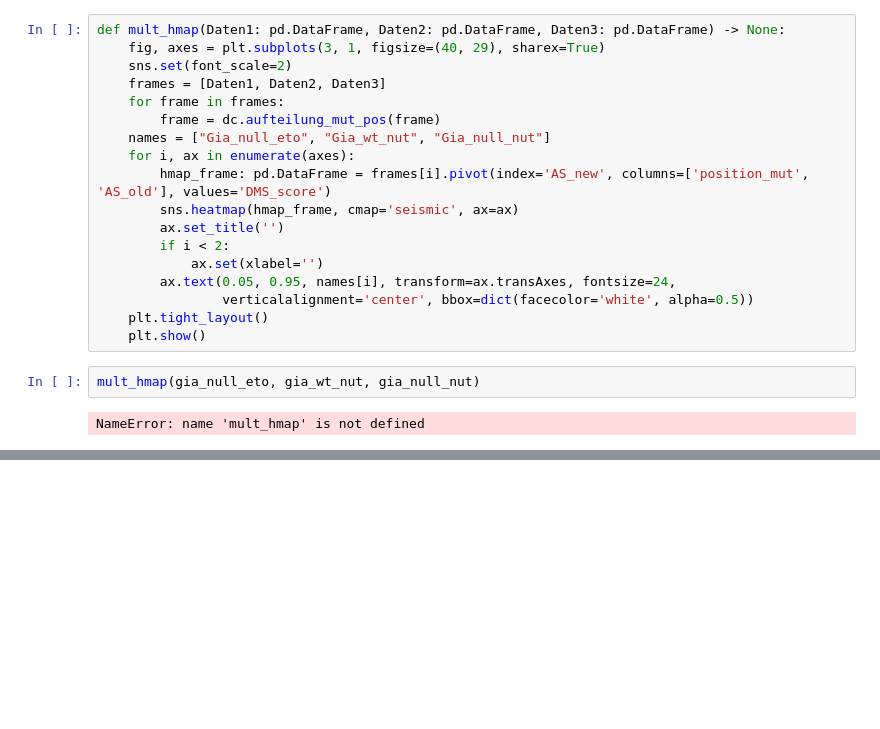
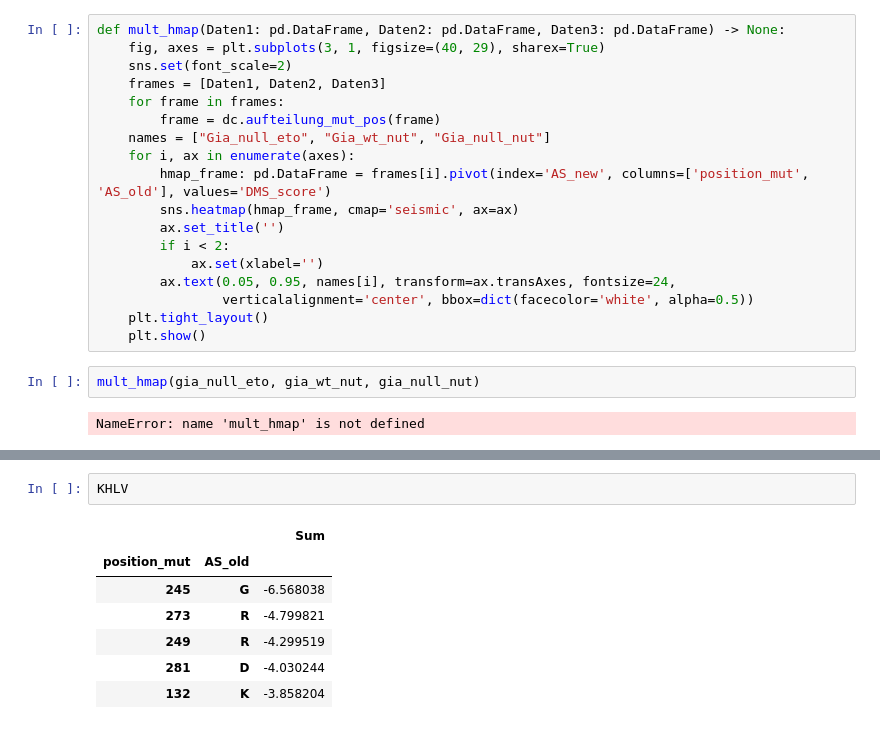
Before and after one commit to datascience-mobi-2023/topic02_team02, a Jupyter notebook: Visualization/FinalTests_copy.ipynb, the cells around one changed output, grey strips where cells are left out. Drawn from its saved outputs; the diff is of its cells as text; blank space fills up the shorter version.

```diff
--- a/Visualization/FinalTests_copy.ipynb
+++ b/Visualization/FinalTests_copy.ipynb
@@ -198,0 +248,10 @@ NameError: name 'mult_hmap' is not defined
+# %%
+KHLV
+# %% [output]
+|  |  | Sum |
+| position_mut | AS_old |  |
+| 245 | G | -6.568038 |
+| 273 | R | -4.799821 |
+| 249 | R | -4.299519 |
+| 281 | D | -4.030244 |
+| 132 | K | -3.858204 |
```
Also changed, not shown: parts of 6 cells of this notebook, 1 other file.
